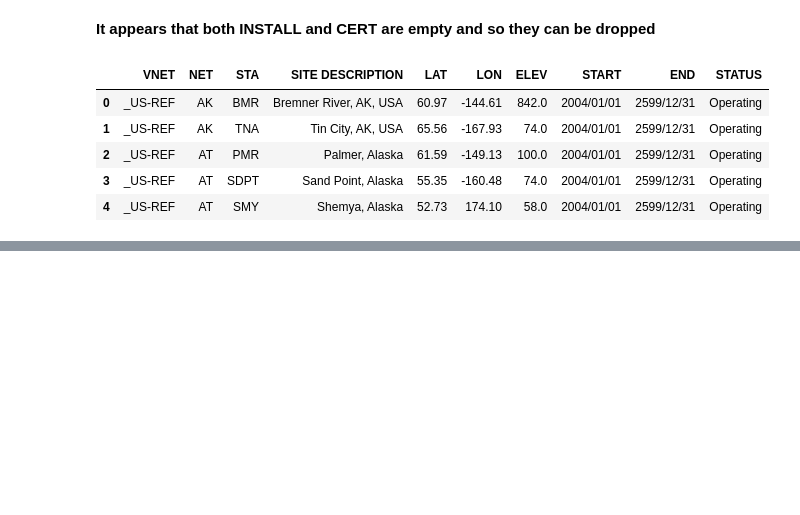
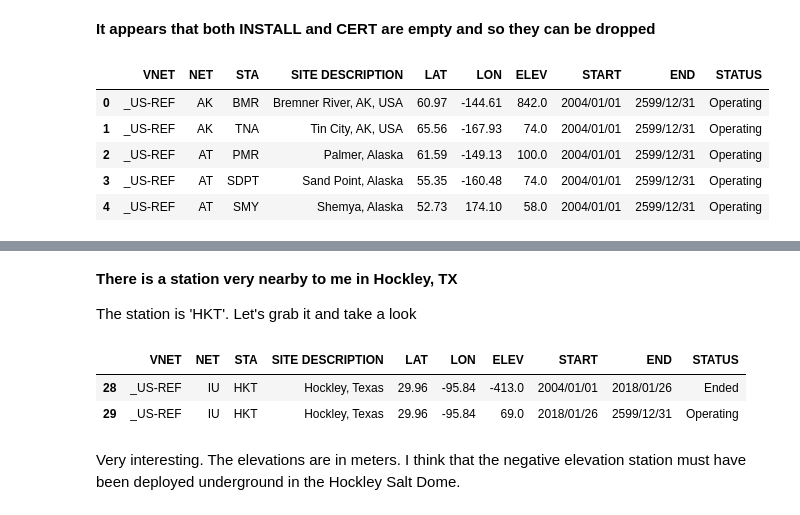
Before and after one commit to bdowdell/USArray_viz, a Jupyter notebook: nb/usarray_data_discovery.ipynb, the cells around one changed output, grey strips where cells are left out. Cells and saved outputs as stored; diff of their text form; code cells hidden in the pictures; blank space fills up the shorter version.

```diff
--- a/nb/usarray_data_discovery.ipynb
+++ b/nb/usarray_data_discovery.ipynb
@@ -80,0 +169,12 @@ df.head()
+# %% [markdown]
+**There is a station very nearby to me in Hockley, TX**
+
+The station is 'HKT'.  Let's grab it and take a look
+# %%
+df[df['STA'] == 'HKT']
+# %% [output]
+|  | VNET | NET | STA | SITE DESCRIPTION | LAT | LON | ELEV | START | END | STATUS |
+| 28 | _US-REF | IU | HKT | Hockley, Texas | 29.96 | -95.84 | -413.0 | 2004/01/01 | 2018/01/26 | Ended |
+| 29 | _US-REF | IU | HKT | Hockley, Texas | 29.96 | -95.84 | 69.0 | 2018/01/26 | 2599/12/31 | Operating |
+# %% [markdown]
+Very interesting.  The elevations are in meters.  I think that the negative elevation station must have been deployed underground in the Hockley Salt Dome.
```
Also changed, not shown: parts of 10 cells of this notebook.
